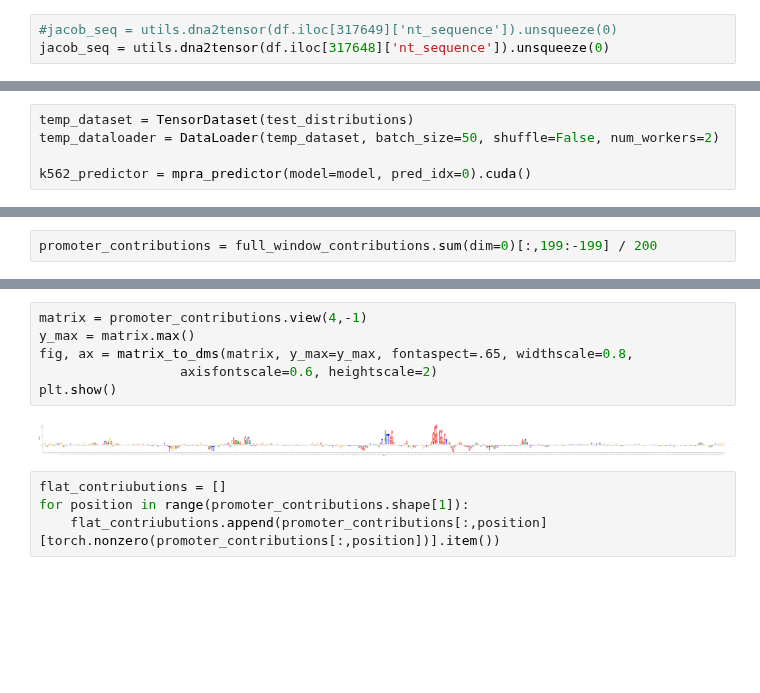
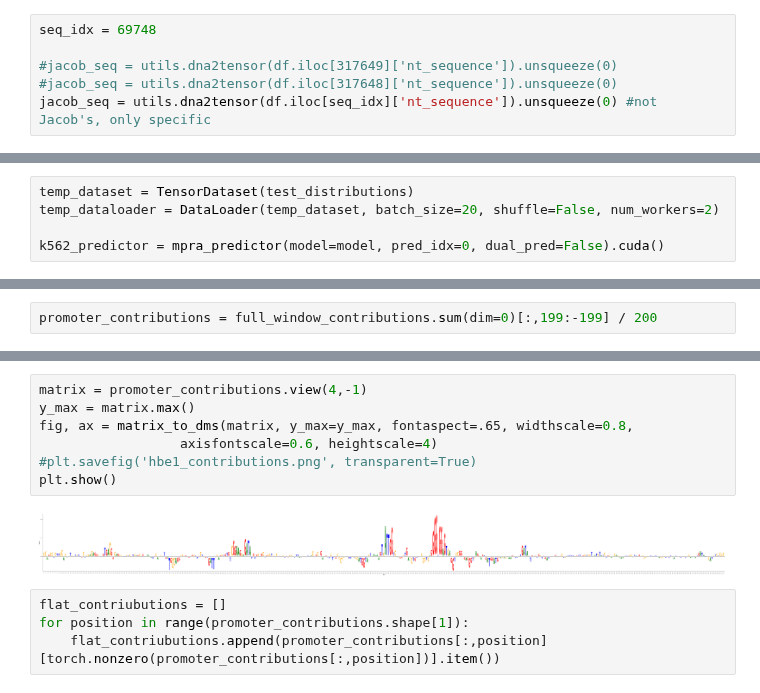
Before and after one commit to sjgosai/boda2, a Jupyter notebook: analysis/RC12_integrated_sampled_gradients/integrated_sampled_gradients_4.ipynb, the cells around one changed output, grey strips where cells are left out. Drawn from its saved outputs; the diff is of its cells as text; blank space fills up the shorter version.

```diff
--- a/analysis/RC12_integrated_sampled_gradients/integrated_sampled_gradients_4.ipynb
+++ b/analysis/RC12_integrated_sampled_gradients/integrated_sampled_gradients_4.ipynb
@@ -207,6 +256,9 @@ df[df['IDs'].str.contains(seq_id)]
 # %%
+seq_idx = 69748
+
 #jacob_seq = utils.dna2tensor(df.iloc[317649]['nt_sequence']).unsqueeze(0)
-jacob_seq = utils.dna2tensor(df.iloc[317648]['nt_sequence']).unsqueeze(0)
+#jacob_seq = utils.dna2tensor(df.iloc[317648]['nt_sequence']).unsqueeze(0)
+jacob_seq = utils.dna2tensor(df.iloc[seq_idx]['nt_sequence']).unsqueeze(0) #not Jacob's, only specific
 # %%
 input_tensor = torch.cat([left_flank, jacob_seq, right_flank], dim=-1)
 # %%
@@ -293,9 +345,9 @@ window_size = 200
 test_distributions = torch.stack([utils.dna2tensor(test_sequence[i:i+window_size]) for i in range(len(test_sequence)-window_size)])
 # %%
 temp_dataset = TensorDataset(test_distributions)
-temp_dataloader = DataLoader(temp_dataset, batch_size=50, shuffle=False, num_workers=2)
+temp_dataloader = DataLoader(temp_dataset, batch_size=20, shuffle=False, num_workers=2)
 
-k562_predictor = mpra_predictor(model=model, pred_idx=0).cuda()
+k562_predictor = mpra_predictor(model=model, pred_idx=0, dual_pred=False).cuda()
 # %%
 all_salient_maps = []
 for local_batch in tqdm(temp_dataloader):
@@ -320,11 +381,12 @@ promoter_contributions = full_window_contributions.sum(dim=0)[:,199:-199] / 200
 # %%
 matrix = promoter_contributions.view(4,-1)
 y_max = matrix.max()
 fig, ax = matrix_to_dms(matrix, y_max=y_max, fontaspect=.65, widthscale=0.8,
-                  axisfontscale=0.6, heightscale=2)
+                  axisfontscale=0.6, heightscale=4)
+#plt.savefig('hbe1_contributions.png', transparent=True)
 plt.show()
 # %% [output]
-[figure, old version]
+[figure, new version]
 # %%
 flat_contriubutions = []
 for position in range(promoter_contributions.shape[1]):
```
Also changed, not shown: parts of 6 cells of this notebook, 39 other files.
